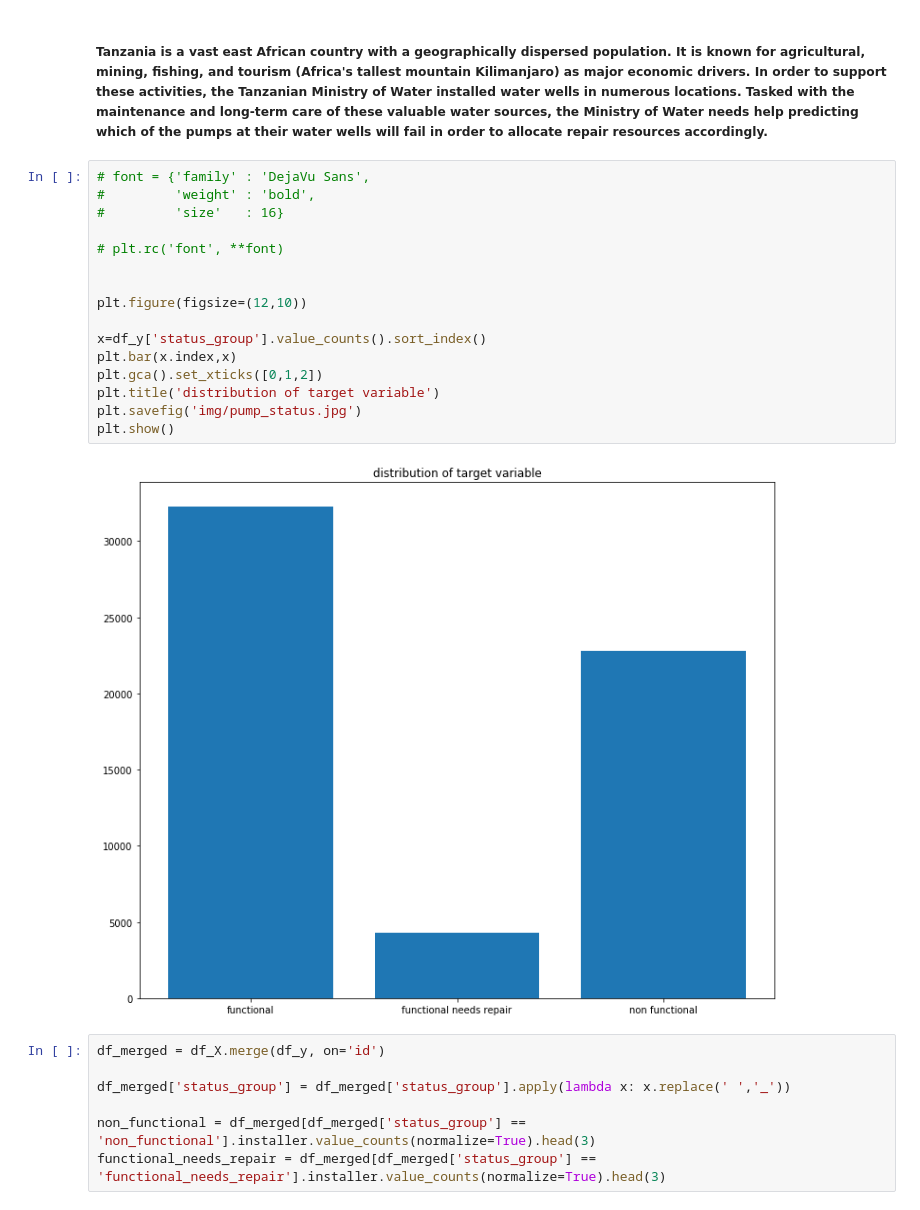
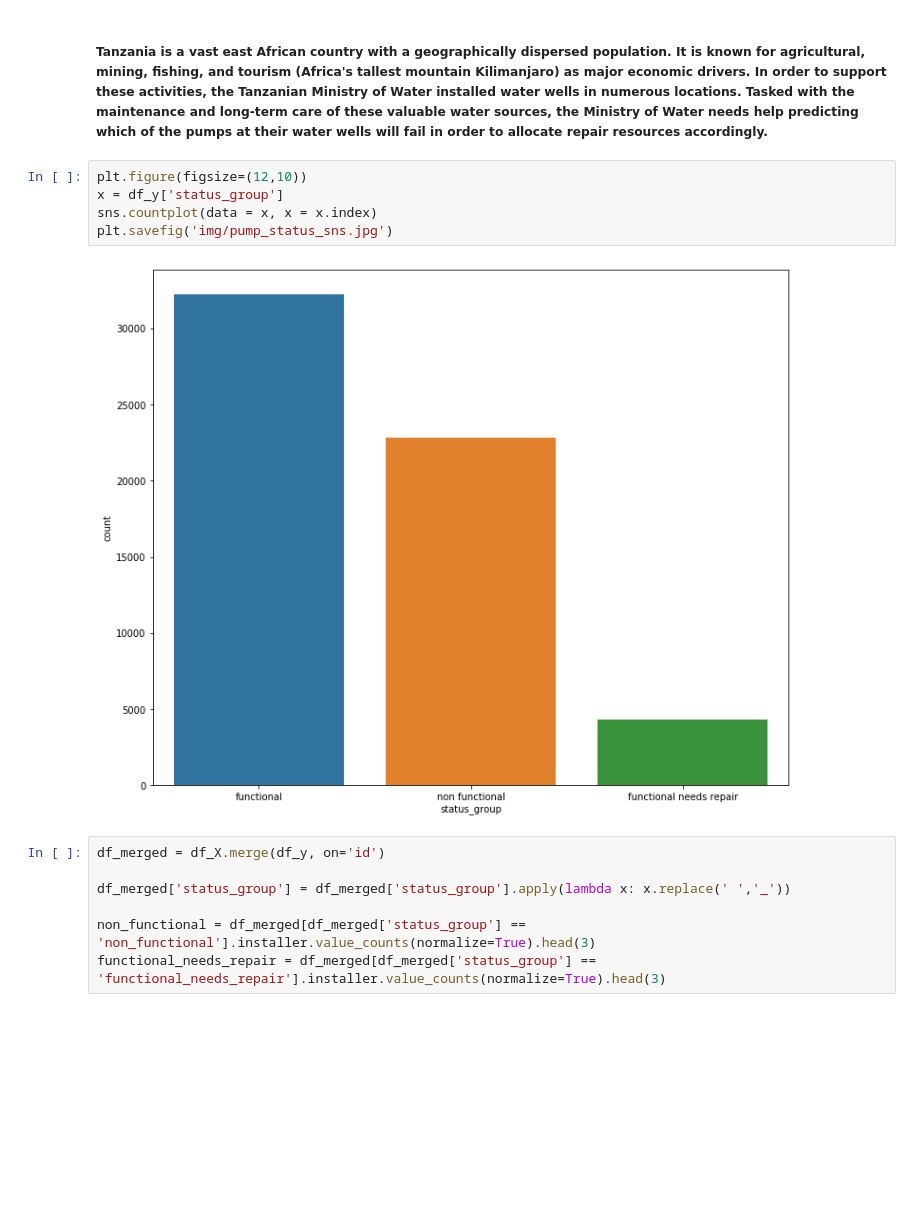
Before and after one commit to KelliExMachina/pump_it_up, a Jupyter notebook: EDA.ipynb, the cells around one changed output. Drawn from its saved outputs; the diff is of its cells as text; blank space fills up the shorter version.

```diff
--- a/EDA.ipynb
+++ b/EDA.ipynb
@@ -38,24 +38,13 @@ df_X.head()
 ### Overview
 # %% [markdown]
 ##### Tanzania is a vast east African country with a geographically dispersed population.  It is known for agricultural, mining, fishing, and tourism (Africa's tallest mountain Kilimanjaro) as major economic drivers. In order to support these activities, the Tanzanian Ministry of Water installed water wells in numerous locations.  Tasked with the maintenance and long-term care of these valuable water sources, the Ministry of Water needs help predicting which of the pumps at their water wells will fail in order to allocate repair resources accordingly.
-# %%
-# font = {'family' : 'DejaVu Sans',
-#         'weight' : 'bold',
-#         'size'   : 16}
-
-# plt.rc('font', **font)
-
-
-plt.figure(figsize=(12,10))
-
-x=df_y['status_group'].value_counts().sort_index()
-plt.bar(x.index,x)
-plt.gca().set_xticks([0,1,2])
-plt.title('distribution of target variable')
-plt.savefig('img/pump_status.jpg')
-plt.show()
-# %% [output]
-[figure, removed]
+# %%
+plt.figure(figsize=(12,10))
+x = df_y['status_group']
+sns.countplot(data = x, x = x.index)
+plt.savefig('img/pump_status_sns.jpg')
+# %% [output]
+[figure, added]
 # %%
 df_merged = df_X.merge(df_y, on='id')
 
```
Also changed, not shown: parts of 1 cell of this notebook, 1 other file.
